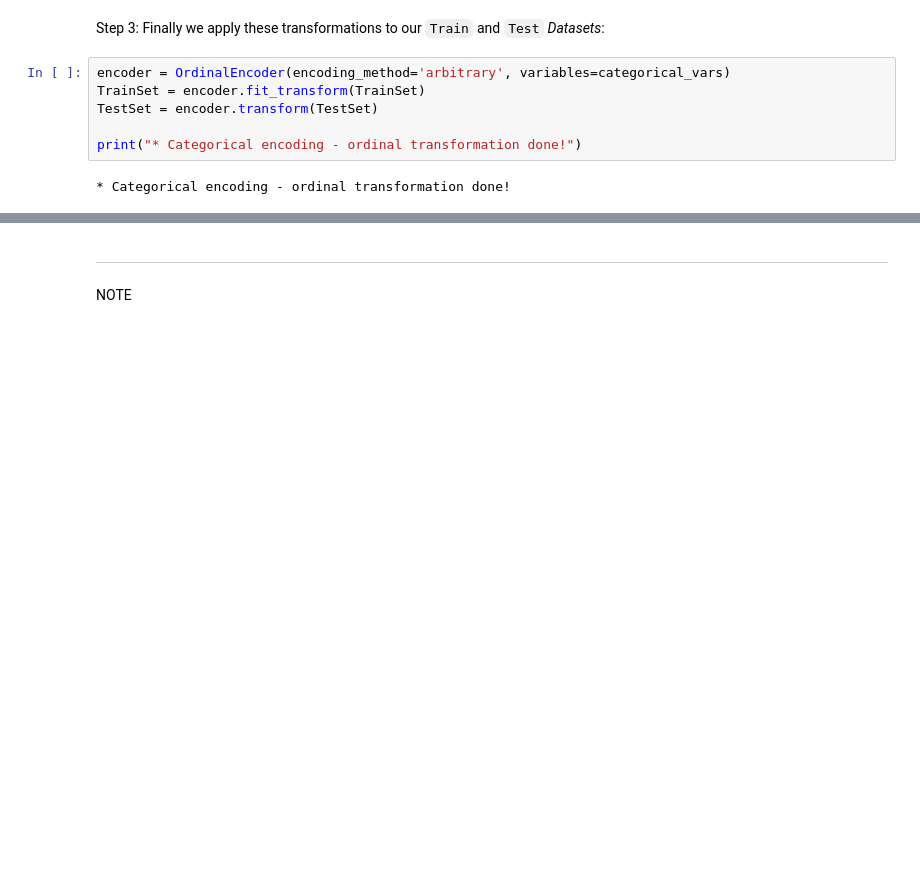
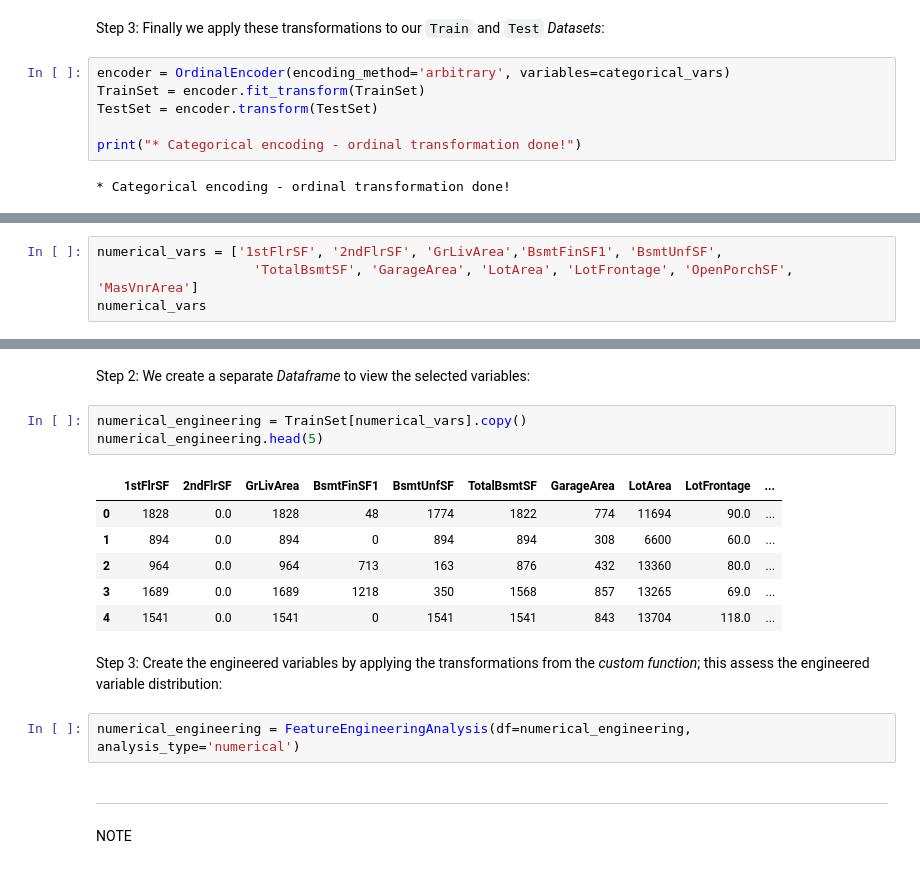
Before and after one commit to annacakes281/property-price-predictor, a Jupyter notebook: jupyter_notebooks/4-Feature_Engineering.ipynb, the cells around one changed output, grey strips where cells are left out. Saved outputs shown, nothing was run; the diff lists cells and outputs as text; blank space fills up the shorter version.

Commit message:
add numerical transormations (to run and analyse)

```diff
--- a/jupyter_notebooks/4-Feature_Engineering.ipynb
+++ b/jupyter_notebooks/4-Feature_Engineering.ipynb
@@ -434,0 +441,4 @@ print("* Categorical encoding - ordinal transformation done!")
+# %%
+numerical_vars = ['1stFlrSF', '2ndFlrSF', 'GrLivArea','BsmtFinSF1', 'BsmtUnfSF',
+                    'TotalBsmtSF', 'GarageArea', 'LotArea', 'LotFrontage', 'OpenPorchSF', 'MasVnrArea']
+numerical_vars
@@ -435,3 +457,19 @@ print("* Categorical encoding - ordinal transformation done!")
+# %% [markdown]
+Step 2: We create a separate *Dataframe* to view the selected variables:
+# %%
+numerical_engineering = TrainSet[numerical_vars].copy()
+numerical_engineering.head(5)
+# %% [output]
+|  | 1stFlrSF | 2ndFlrSF | GrLivArea | BsmtFinSF1 | BsmtUnfSF | TotalBsmtSF | GarageArea | LotArea | LotFrontage | ... |
+| 0 | 1828 | 0.0 | 1828 | 48 | 1774 | 1822 | 774 | 11694 | 90.0 | ... |
+| 1 | 894 | 0.0 | 894 | 0 | 894 | 894 | 308 | 6600 | 60.0 | ... |
+| 2 | 964 | 0.0 | 964 | 713 | 163 | 876 | 432 | 13360 | 80.0 | ... |
+| 3 | 1689 | 0.0 | 1689 | 1218 | 350 | 1568 | 857 | 13265 | 69.0 | ... |
+| 4 | 1541 | 0.0 | 1541 | 0 | 1541 | 1541 | 843 | 13704 | 118.0 | ... |
+# %% [markdown]
+Step 3: Create the engineered variables by applying the transformations from the *custom function*; this assess the engineered variable distribution:
+# %%
+numerical_engineering = FeatureEngineeringAnalysis(df=numerical_engineering, analysis_type='numerical')
 # %% [markdown]
 ---
 # %% [markdown]
```
Also changed, not shown: parts of 6 cells of this notebook.
